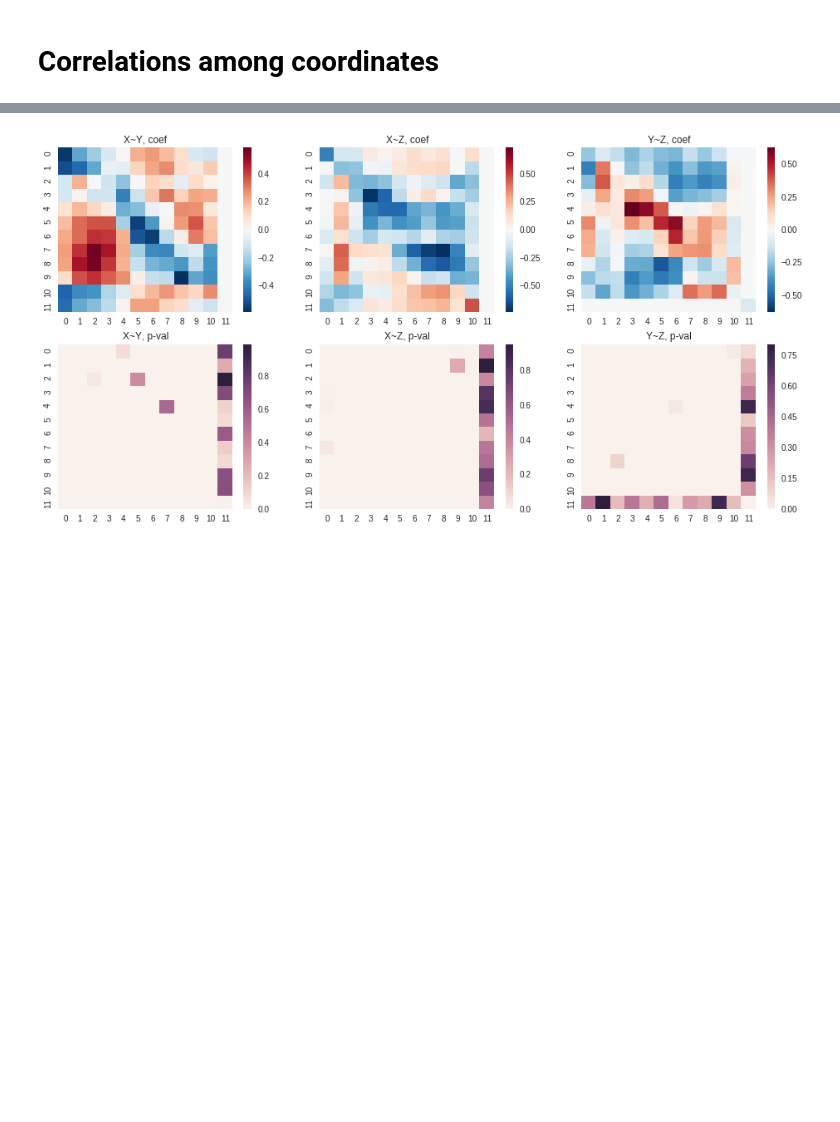
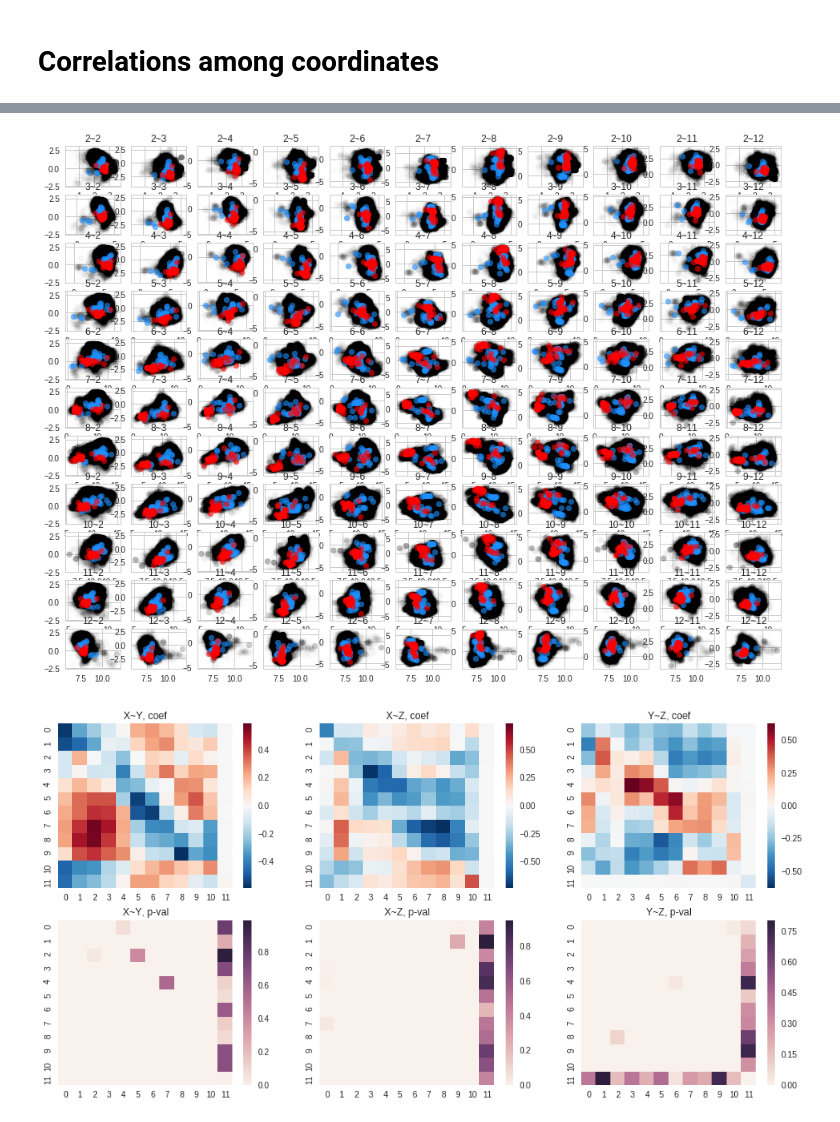
Before and after one commit to antigenomics/tcr-pmhc-study, a Jupyter notebook: loop_model/eda.ipynb, the cells around one changed output, grey strips where cells are left out. Cells and saved outputs as stored; diff of their text form; code cells hidden in the pictures; blank space fills up the shorter version.

```diff
--- a/loop_model/eda.ipynb
+++ b/loop_model/eda.ipynb
@@ -365,3 +394,26 @@ ax.scatter()
+# %%
+def plot_corr(df_put_l, df_put_r, df_cdr_l, df_cdr_r, pos_i, pos_j, ax):
+    ax.scatter(df_put_l.loc[df_put_l["pos_tcr"] == pos_i, "value"],
+               df_put_r.loc[df_put_r["pos_tcr"] == pos_j, "value"],
+               color="black", alpha=.01)
+    ax.scatter(df_cdr_l.loc[(df_cdr_l["pos_tcr"] == pos_i) & (df_cdr_l["tcr_chain"] == "TRA"), "value"],
+               df_cdr_r.loc[(df_cdr_r["pos_tcr"] == pos_j) & (df_cdr_r["tcr_chain"] == "TRA"), "value"],
+               color="dodgerblue", alpha=.6)
+    ax.scatter(df_cdr_l.loc[(df_cdr_l["pos_tcr"] == pos_i) & (df_cdr_l["tcr_chain"] == "TRB"), "value"],
+               df_cdr_r.loc[(df_cdr_r["pos_tcr"] == pos_j) & (df_cdr_r["tcr_chain"] == "TRB"), "value"],
+               color="red", alpha=.6)
+    ax.set_title(str(pos_i+1) + "~" + str(pos_j+1))
+
+
+fig, ax = plt.subplots(11,11,figsize=(16,12))
+
+# plt.tight_layout(h_pad=3)
+
+for r in range(11):
+    for c in range(11):
+        plot_corr(df_put_x, df_put_y, df_cdr_x, df_cdr_y, r+1, c+1, ax[r,c])
+# %% [output]
+[figure, added]
 # %%
 def plot_heatmap(df_x, df_y, df_z, fun):
     def compute(df1, df2):
```
Also changed, not shown: parts of 4 cells of this notebook.
